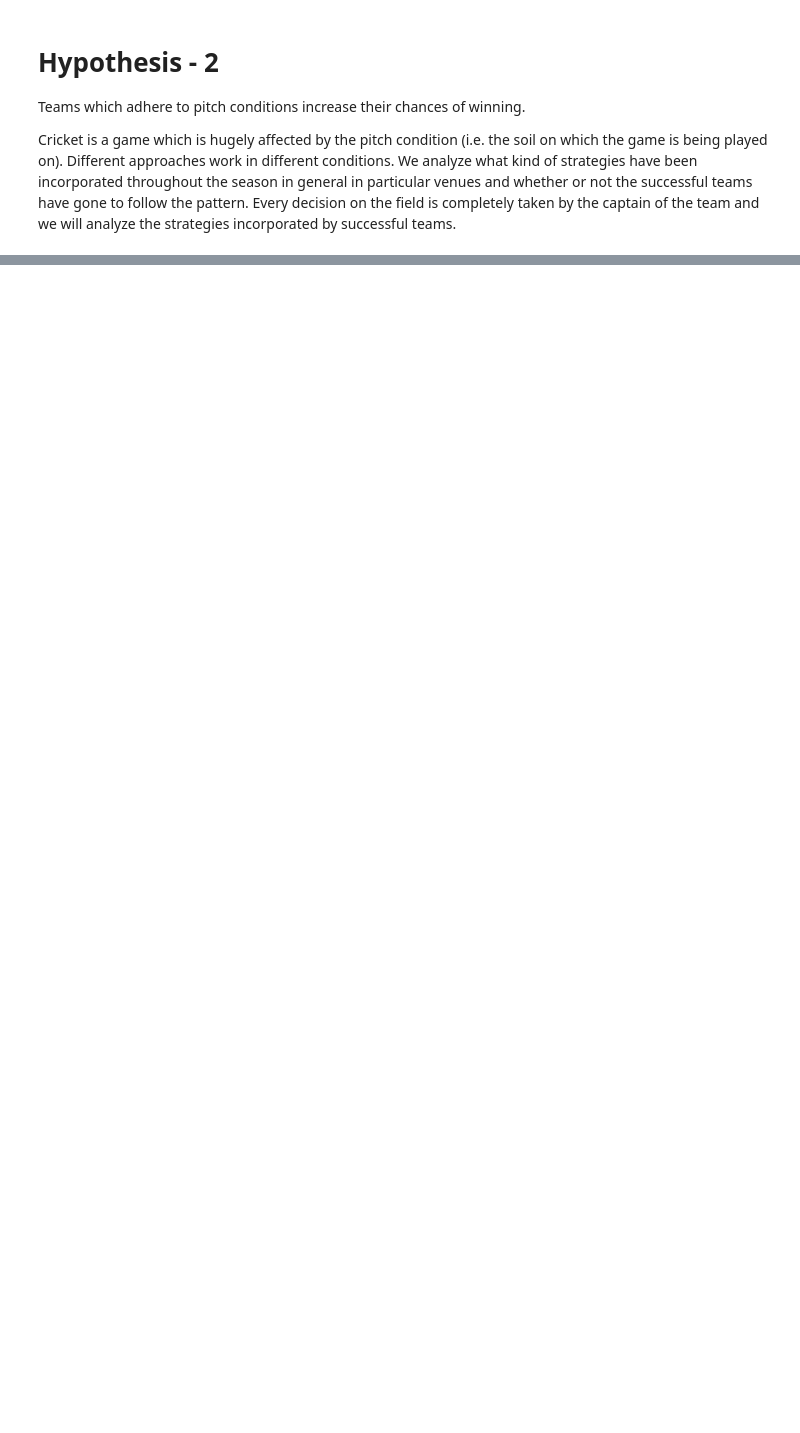
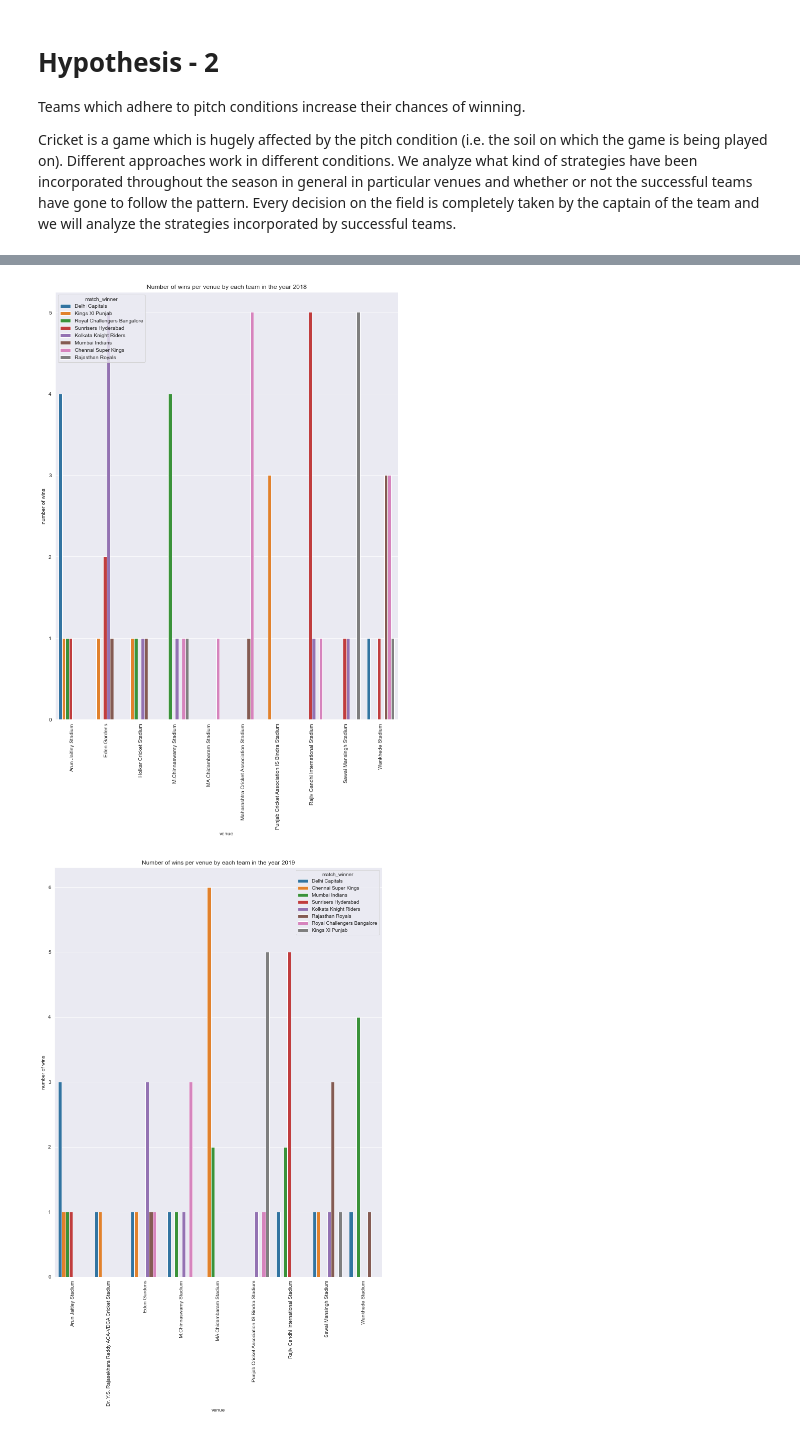
Before and after one commit to Venkat3103/2022Fall_projects, a Jupyter notebook: Hypothesis_2.ipynb, the cells around one changed output, grey strips where cells are left out. Cells and saved outputs as stored; diff of their text form; code cells hidden in the pictures; blank space fills up the shorter version.

```diff
--- a/Hypothesis_2.ipynb
+++ b/Hypothesis_2.ipynb
@@ -144,0 +191,2 @@ incorporated by successful teams.
+# %%
+year_list = match_info.year.unique().tolist()
@@ -144,0 +203,5 @@ incorporated by successful teams.
+# %%
+hf.team_wins_per_venue(match_info,year_list)
+# %% [output]
+[figure, added]
+[figure, added]
```
Also changed, not shown: parts of 13 cells of this notebook.
